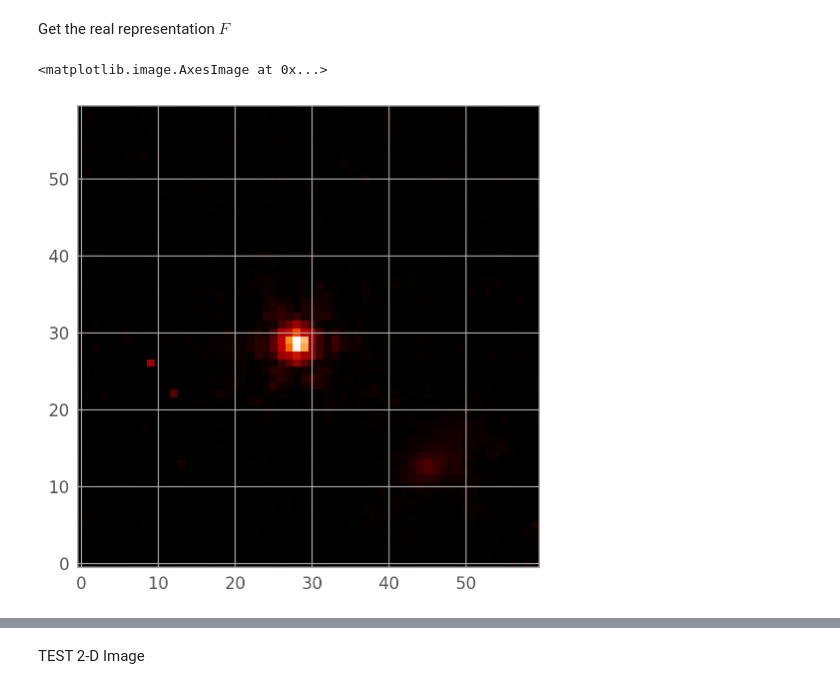
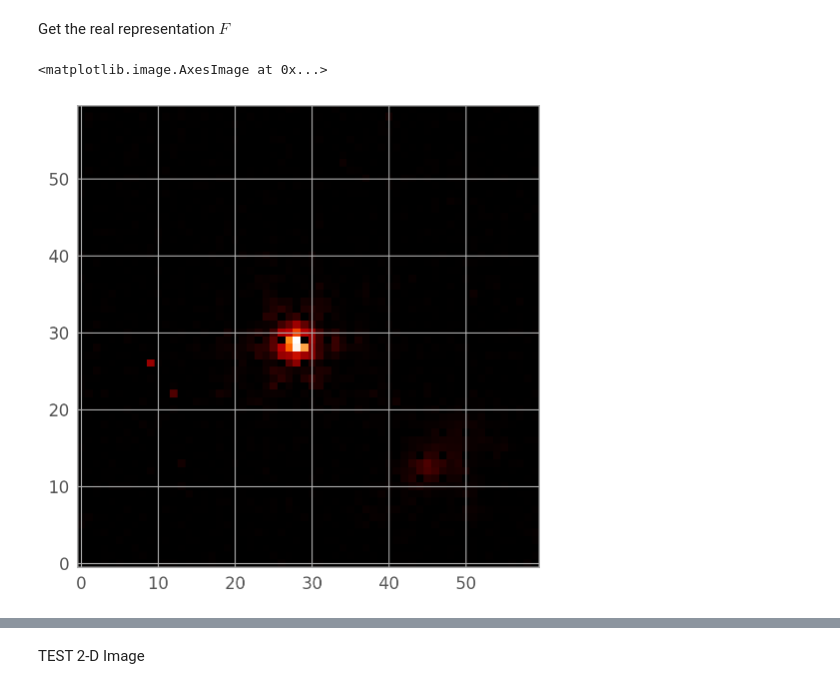
Before and after one commit to Chisen-Lupus/proper-dither, a Jupyter notebook: demo.ipynb, the cells around one changed output, grey strips where cells are left out. Cells and saved outputs as stored; diff of their text form; code cells hidden in the pictures.

```diff
--- a/demo.ipynb
+++ b/demo.ipynb
@@ -354,8 +354,9 @@ nx = nx0*factor
 ny = ny0*factor
 X, Y = np.meshgrid(np.arange(nx)/nx, np.arange(ny)/ny)
 
-# centroids_large = (centroids*factor).astype(np.int64) - nx//2
-centroids_large = np.floor(centroids).astype(np.int64)*factor + manual_shift - nx//2
+# centroids_large = centroids*factor - nx//2
+centroids_large = (centroids*factor).astype(np.int64) - nx//2
+# centroids_large = np.floor(centroids).astype(np.int64)*factor + manual_shift - nx//2
 # centroids_large = (centroids).astype(np.int64)*factor + np.array(np.meshgrid([0, 1, 2], [0, 1, 2])).reshape(2, 9).T
 
 
@@ -368,4 +369,6 @@ for i in range(9):
 # plt.plot([0, 1], [2/3, 2/3], c='k')
 # plt.plot([1/3, 1/3], [0, 1], c='k')
 # plt.plot([2/3, 2/3], [0, 1], c='k')
+
+centroids_large
 # %% [output]
@@ -397,7 +409,7 @@ for cutout_path in cutout_paths:
 # %%
 # TEST BLOCK
 
-orig_atlas = test_atlas
+orig_atlas = test_atlas[:-1]
 centroids_large = -np.array([[0, 0],
                             [1, 0],
                             [2, 0],
@@ -406,7 +418,7 @@ centroids_large = -np.array([[0, 0],
                             [2, 1],
                             [0, 2],
                             [1, 2],
-                            [2, 2]])
+                            [2, 2]])[:-1]
 
 centroids_large
 # %% [output]
@@ -440,10 +451,11 @@ for data in orig_atlas:
 interp = np.zeros((nx, ny))
 for i in range(N_image):
     large_data = large_atlas[i]
-    dx = -centroids_large[i, 0]
-    dy = -centroids_large[i, 1]
+    dx = int(-centroids_large[i, 0])
+    dy = int(-centroids_large[i, 1])
     interp += np.roll(np.roll(large_data, dx, axis=1), dy, axis=0)
 plt.imshow(np.arcsinh(interp))#, vmin=0, vmax=2)
 # plt.imshow(interp, vmin=0, vmax=1)
 plt.grid(False)
+plt.colorbar()
 # %% [output]
@@ -452,7 +465,7 @@ plt.grid(False)
 Construct the 3-D ($9\times ny \times nx$) detection matrix $\hat{\textbf D}$
 # %%
 D_hat = []
-for i in range(9):
+for i in range(N_image):
     large_data = large_atlas[i]
     large_data_hat = fft.fft2(large_data)
     # dx = centroids[i, 0]
@@ -520,11 +533,17 @@ To use the future default and silence this warning we advise to pass `rcond=None
 # %% [markdown]
 Get the real representation $F$
 # %%
-F = norm(fft.ifft2(F_hat[3]))
-plt.imshow(np.arcsinh(F))#, vmin=0, vmax=1)
+# dxf = np.mean(centroids_large[:, 0])
+# dyf = np.mean(centroids_large[:, 1])
+# F = norm(fft.ifft2(F_hat[0]*np.exp(-2*np.pi*1j*(X*dxf+Y*dyf))))
+# plt.imshow(np.arcsinh(F))#, vmin=0, vmax=1)
+
+F = norm(fft.ifft2(F_hat[0]))
+plt.imshow(np.arcsinh(F))#, vmin=-0.5, vmax=5)
+
 
 # sampled_F = F.reshape(nx//10, 10, ny//10, 10).mean(axis=(1, 3))
 # plt.imshow(np.arcsinh(sampled_F))
 # %% [output]
 <matplotlib.image.AxesImage at 0x...>
-[figure, old version]
+[figure, new version]
```
Also changed, not shown: parts of 43 cells of this notebook.
